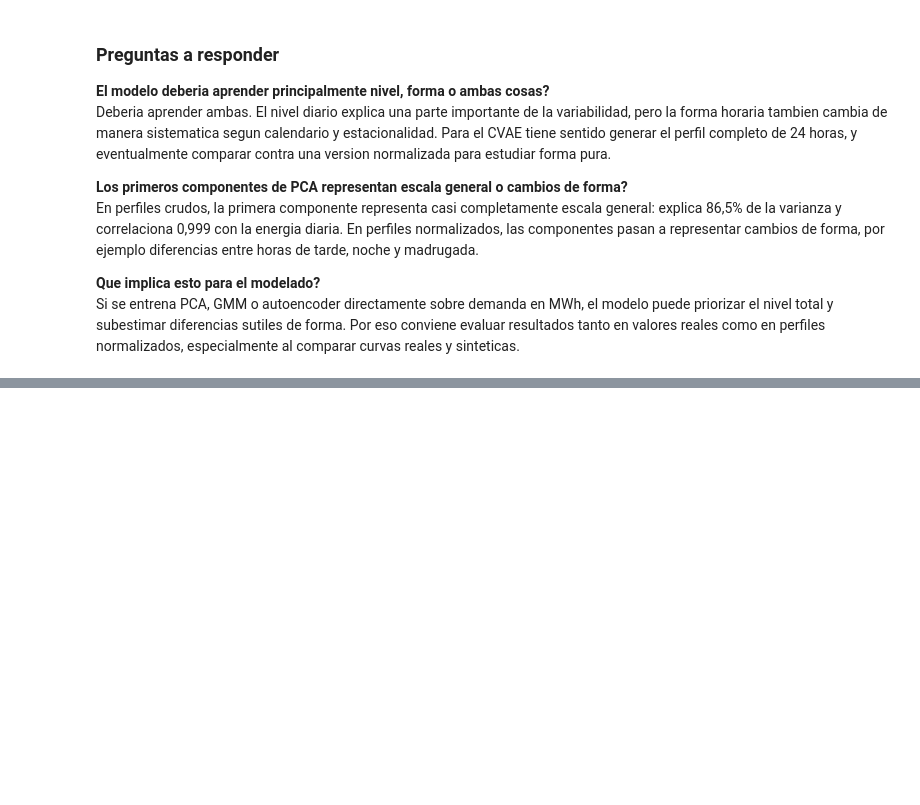
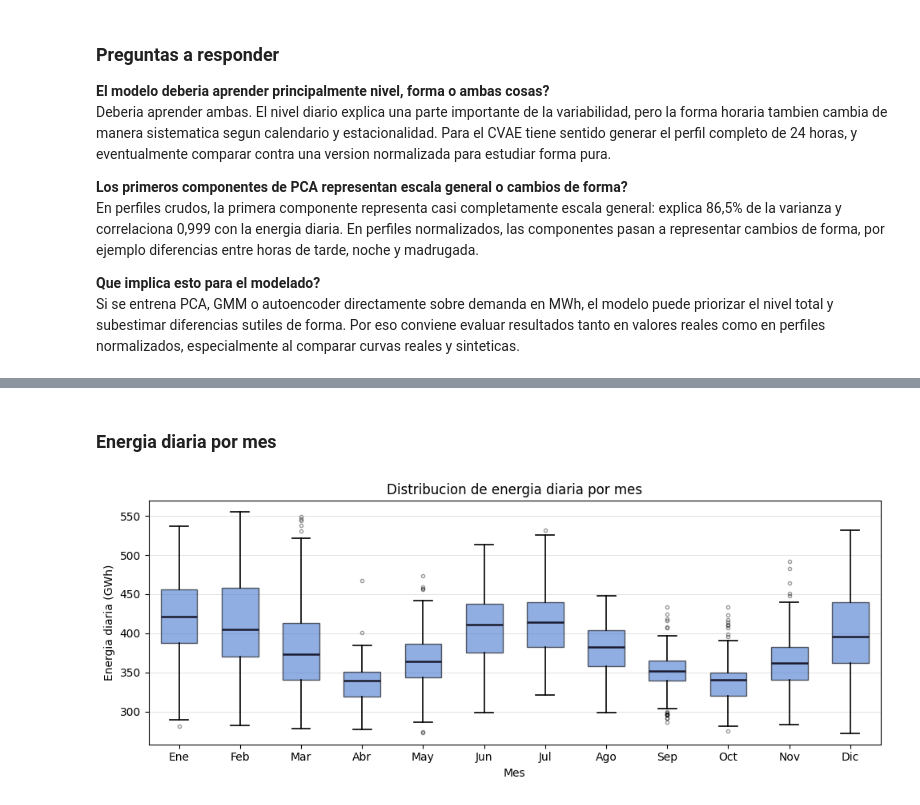
Before and after one commit to biancapaz/tp_final_ml, a Jupyter notebook: notebooks/eda.ipynb, the cells around one changed output, grey strips where cells are left out. Saved outputs shown, nothing was run; the diff lists cells and outputs as text; code cells hidden in the pictures; blank space fills up the shorter version.

```diff
--- a/notebooks/eda.ipynb
+++ b/notebooks/eda.ipynb
@@ -246,0 +285,6 @@ Si se entrena PCA, GMM o autoencoder directamente sobre demanda en MWh, el model
+# %% [markdown]
+### Energia diaria por mes
+# %%
+plot_energy_by_month(daily_demand, conditions)
+# %% [output]
+[figure, added]
```
Also changed, not shown: parts of 14 cells of this notebook, 1 other file.
